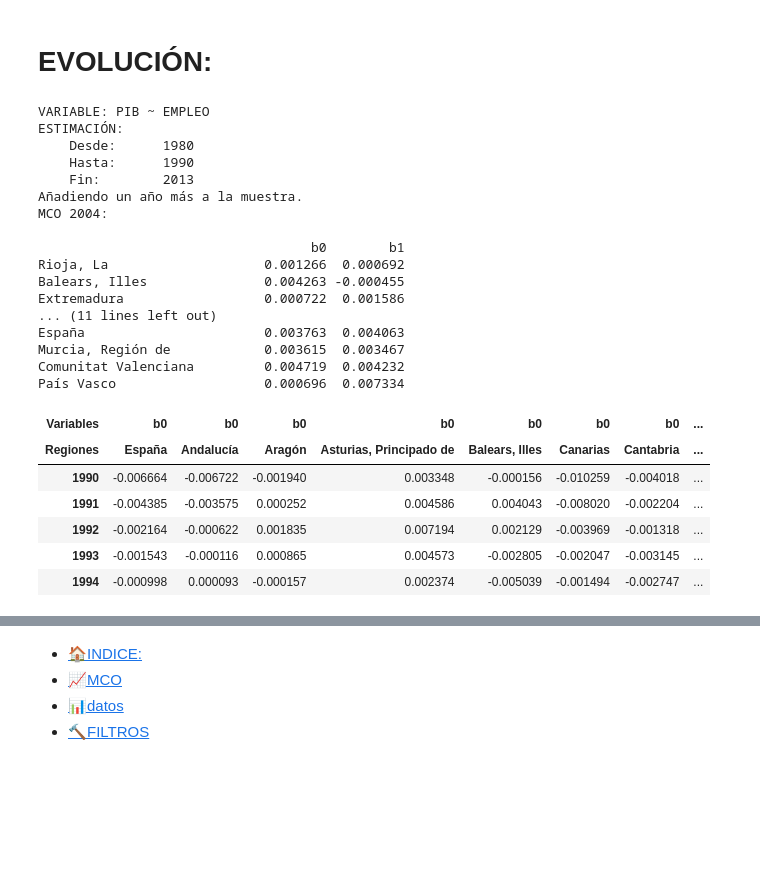
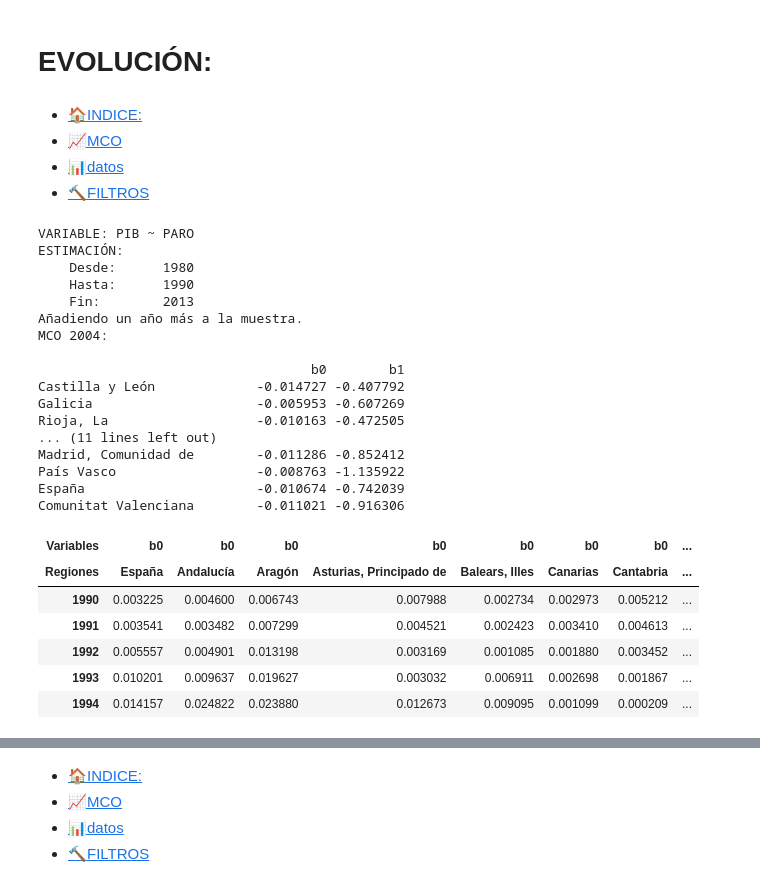
Before and after one commit to mmngreco/okun_ccaa, a Jupyter notebook: code/Regresion.ipynb, the cells around one changed output, grey strips where cells are left out. Drawn from its saved outputs; the diff is of its cells as text; code cells hidden in the pictures; blank space fills up the shorter version.

```diff
--- a/code/Regresion.ipynb
+++ b/code/Regresion.ipynb
@@ -325,8 +327,13 @@ indices
 # %% [markdown]
 # EVOLUCIÓN:
+# %% [markdown]
+- [🏠INDICE: ](#INDICE)
+- [📈MCO](#MCO)
+- [📊datos](#DATOS)
+- [🔨FILTROS](#FILTROS)
 # %%
-d_tipo = 'hp-filter'
-data = hps
+d_tipo = 'qt-filter'
+data = qts
 
 desde = data.index.min()
 hasta = desde + 10
@@ -334,8 +341,8 @@ fin = data.index.max()
 
 id_x = 0
 
-y = variables[-1]
-x = variables[id_x]
+x = 'paro'
+y = 'pib'
 
 print('VARIABLE:', y.upper(), '~', x.upper())
 print('ESTIMACIÓN:\n    Desde:\t%s\n    Hasta:\t%s\n    Fin:\t%s\nAñadiendo un año más a la muestra.' % (desde, hasta, fin))
@@ -346,44 +353,44 @@ b1_evolucion = DataFrame(columns=regiones)
 
 
 while hasta <= fin:
-    s, p, m = estimar_mco(data.iloc[:hasta - desde + 1],
+    s, p, m = estimar_mco(data.iloc[hasta - desde - 10 :hasta - desde + 1],
                           endogena=y,
                           exogena=x,
                           regiones=regiones)
 
     b0_evolucion.loc[hasta] = resumen_mco(p, 0).b0.T
     b1_evolucion.loc[hasta] = resumen_mco(p, 0).b1.T
 
     if hasta == 2004:
         print('MCO 2004:\n')
         print(resumen_mco(p, 0)[['b0', 'b1']])
 
     hasta += 1
 
 evolucion_okun = crear_df([b0_evolucion, b1_evolucion], keys=['b0', 'b1'])
 evolucion_okun.head()
 # %% [output]
-VARIABLE: PIB ~ EMPLEO
+VARIABLE: PIB ~ PARO
 ESTIMACIÓN:
     Desde:      1980
     Hasta:      1990
     Fin:        2013
 Añadiendo un año más a la muestra.
 MCO 2004:
 
                                    b0        b1
-Rioja, La                    0.001266  0.000692
-Balears, Illes               0.004263 -0.000455
-Extremadura                  0.000722  0.001586
+Castilla y León             -0.014727 -0.407792
+Galicia                     -0.005953 -0.607269
+Rioja, La                   -0.010163 -0.472505
 ... (11 lines left out)
-España                       0.003763  0.004063
-Murcia, Región de            0.003615  0.003467
-Comunitat Valenciana         0.004719  0.004232
-País Vasco                   0.000696  0.007334
+Madrid, Comunidad de        -0.011286 -0.852412
+País Vasco                  -0.008763 -1.135922
+España                      -0.010674 -0.742039
+Comunitat Valenciana        -0.011021 -0.916306
 | Variables | b0 | b0 | b0 | b0 | b0 | b0 | b0 | ... |
 | Regiones | España | Andalucía | Aragón | Asturias, Principado de | Balears, Illes | Canarias | Cantabria | ... |
-| 1990 | -0.006664 | -0.006722 | -0.001940 | 0.003348 | -0.000156 | -0.010259 | -0.004018 | ... |
-| 1991 | -0.004385 | -0.003575 | 0.000252 | 0.004586 | 0.004043 | -0.008020 | -0.002204 | ... |
-| 1992 | -0.002164 | -0.000622 | 0.001835 | 0.007194 | 0.002129 | -0.003969 | -0.001318 | ... |
-| 1993 | -0.001543 | -0.000116 | 0.000865 | 0.004573 | -0.002805 | -0.002047 | -0.003145 | ... |
-| 1994 | -0.000998 | 0.000093 | -0.000157 | 0.002374 | -0.005039 | -0.001494 | -0.002747 | ... |
+| 1990 | 0.003225 | 0.004600 | 0.006743 | 0.007988 | 0.002734 | 0.002973 | 0.005212 | ... |
+| 1991 | 0.003541 | 0.003482 | 0.007299 | 0.004521 | 0.002423 | 0.003410 | 0.004613 | ... |
+| 1992 | 0.005557 | 0.004901 | 0.013198 | 0.003169 | 0.001085 | 0.001880 | 0.003452 | ... |
+| 1993 | 0.010201 | 0.009637 | 0.019627 | 0.003032 | 0.006911 | 0.002698 | 0.001867 | ... |
+| 1994 | 0.014157 | 0.024822 | 0.023880 | 0.012673 | 0.009095 | 0.001099 | 0.000209 | ... |
```
Also changed, not shown: parts of 21 cells of this notebook, 10 other files.
